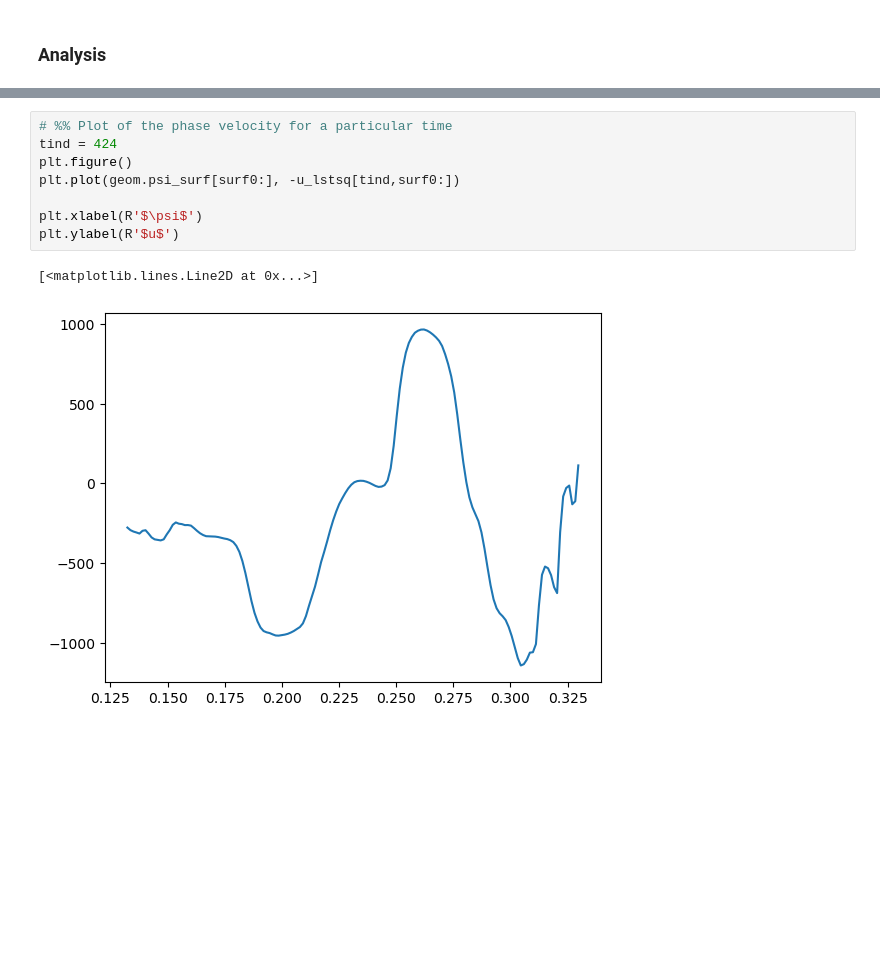
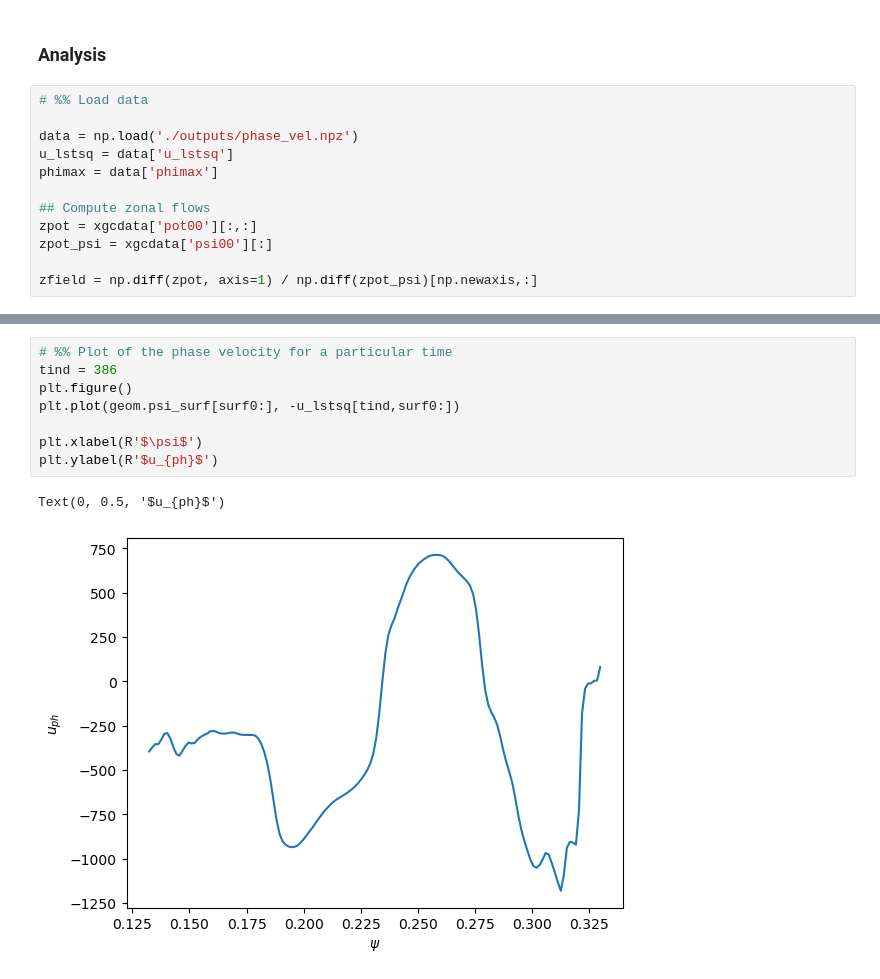
Before and after one commit to Maplenormandy/c1lgkt, a Jupyter notebook: bin/compute_phase_velocities.ipynb, the cells around one changed output, grey strips where cells are left out. Saved outputs shown, nothing was run; the diff lists cells and outputs as text; blank space fills up the shorter version.

```diff
--- a/bin/compute_phase_velocities.ipynb
+++ b/bin/compute_phase_velocities.ipynb
@@ -65,5 +65,17 @@ for tind in tqdm(range(len(t)-1)):
 np.savez('./outputs/phase_vel.npz', u_lstsq=u_lstsq, phimax=phimax)
 # %% [markdown]
 ### Analysis
+# %%
+# %% Load data
+
+data = np.load('./outputs/phase_vel.npz')
+u_lstsq = data['u_lstsq']
+phimax = data['phimax']
+
+## Compute zonal flows
+zpot = xgcdata['pot00'][:,:]
+zpot_psi = xgcdata['psi00'][:]
+
+zfield = np.diff(zpot, axis=1) / np.diff(zpot_psi)[np.newaxis,:]
 # %%
 # %% Colormaps of the computed phase velocities and zonal flows
@@ -99,12 +105,12 @@ plt.tight_layout()
 [figure]
 # %%
 # %% Plot of the phase velocity for a particular time
-tind = 424
+tind = 386
 plt.figure()
 plt.plot(geom.psi_surf[surf0:], -u_lstsq[tind,surf0:])
 
 plt.xlabel(R'$\psi$')
-plt.ylabel(R'$u$')
+plt.ylabel(R'$u_{ph}$')
 # %% [output]
-[<matplotlib.lines.Line2D at 0x...>]
+Text(0, 0.5, '$u_{ph}$')
-[figure, old version]
+[figure, new version]
```
Also changed, not shown: parts of 1 cell of this notebook, 7 other files.
